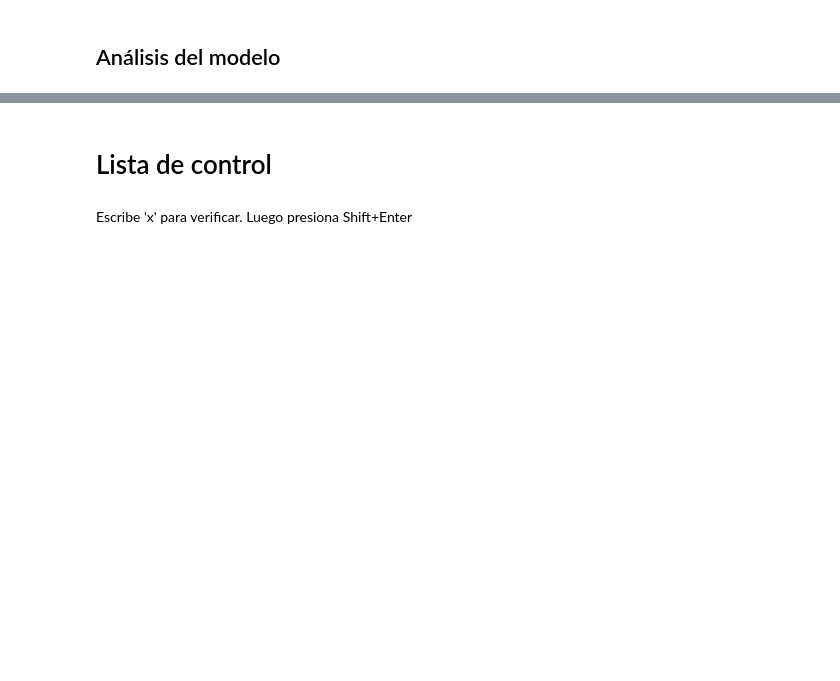
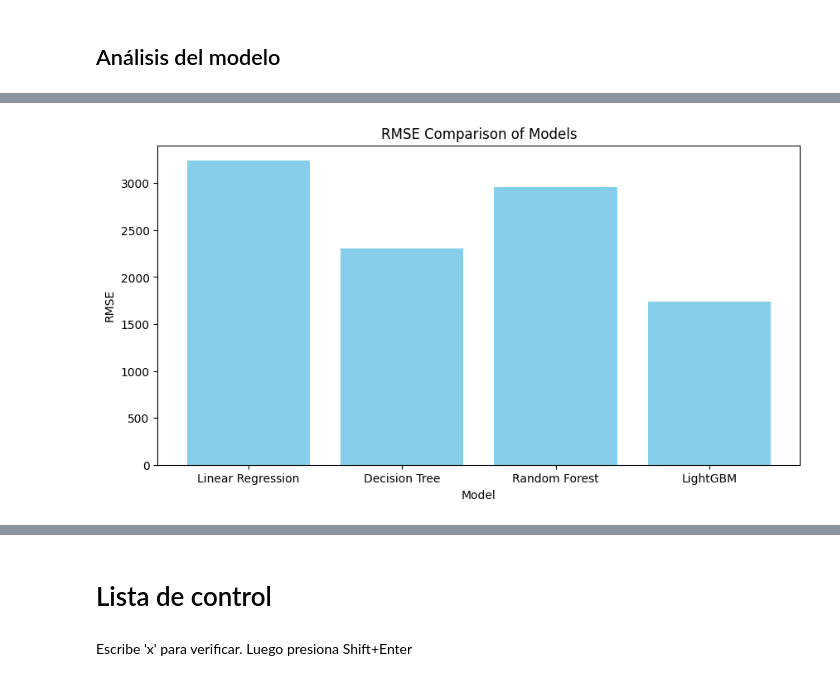
Before and after one commit to ErayFaSol/proyectosDataScience, a Jupyter notebook: proyecto12.ipynb, the cells around one changed output, grey strips where cells are left out. Saved outputs shown, nothing was run; the diff lists cells and outputs as text; code cells hidden in the pictures; blank space fills up the shorter version.

```diff
--- a/proyecto12.ipynb
+++ b/proyecto12.ipynb
@@ -226,12 +231,21 @@ Regresion linear RMSE: 3240.4091744479674
 # %%
 # Árbol de decisión
+# Medir el tiempo de entrenamiento
+start_time = time.time()
+
 tree_reg = DecisionTreeRegressor(random_state=12345)
 tree_reg.fit(X_train, y_train)
 
+# Medir el tiempo de entrenamiento
+training_time_tree = time.time() - start_time
+
+# Medir el tiempo de entrenamiento
+start_time = time.time()
 y_pred_tree = tree_reg.predict(X_test)
 
 mse_tree = mean_squared_error(y_test, y_pred_tree)
 rmse_tree = np.sqrt(mse_tree)
 print(f'Decision Tree RMSE: {rmse_tree}')
+print(f'Decision Tree Training Time: {training_time_tree} seconds')
 # %% [output]
 Decision Tree RMSE: 2307.6841994650886
@@ -244,9 +259,14 @@ forest_reg = RandomForestRegressor(
     n_jobs=-1,              # Paralelizar el entrenamiento (usa todos los núcleos disponibles)
     random_state=42
 )
+# Medir el tiempo de entrenamiento
+start_time = time.time()
 
 # Entrenar el modelo
 forest_reg.fit(X_train, y_train)
+
+# Medir el tiempo de entrenamiento
+training_time_forest = time.time() - start_time
 
 # Predicciones
 y_pred_forest = forest_reg.predict(X_test)
@@ -255,5 +275,6 @@ y_pred_forest = forest_reg.predict(X_test)
 mse_forest = mean_squared_error(y_test, y_pred_forest)
 rmse_forest = np.sqrt(mse_forest)
 print(f'Random Forest RMSE: {rmse_forest}')
+print(f'Random Forest Training Time: {training_time_forest} seconds')
 # %% [output]
 Random Forest RMSE: 2956.922930379335
@@ -261,6 +283,9 @@ Random Forest RMSE: 2956.922930379335
 # Preparar datos para LightGBM
 train_data = lgb.Dataset(X_train, label=y_train)
 valid_data = lgb.Dataset(X_test, label=y_test, reference=train_data)
+
+# Medir el tiempo de entrenamiento
+start_time = time.time()
 
 # Parámetros
 params = {
@@ -282,6 +307,9 @@ lgbm_reg = lgb.train(
         lgb.log_evaluation(100),
         ],
 )
+# Medir el tiempo de entrenamiento
+training_time_lgbm = time.time() - start_time
+
 
 # Predicciones
 y_pred_lgbm = lgbm_reg.predict(X_test, num_iteration=lgbm_reg.best_iteration)
@@ -290,6 +318,7 @@ y_pred_lgbm = lgbm_reg.predict(X_test, num_iteration=lgbm_reg.best_iteration)
 mse_lgbm = mean_squared_error(y_test, y_pred_lgbm)
 rmse_lgbm = np.sqrt(mse_lgbm)
 print(f'LightGBM RMSE: {rmse_lgbm}')
+print(f'LightGBM Training Time: {training_time_lgbm} seconds')
 # %% [output]
 Training until validation scores don't improve for 100 rounds
 [100]   train's rmse: 1822.41   valid's rmse: 1862.67
@@ -311,0 +340,10 @@ LightGBM RMSE: 1735.611708819157
+# %%
+# Comparacion entre modelos
+results = {
+    'Model': ['Linear Regression', 'Decision Tree', 'Random Forest', 'LightGBM'],
+    'RMSE': [rmse_lin, rmse_tree, rmse_forest, rmse_lgbm],
+    'Training Time (s)': [training_time_lin, training_time_tree, training_time_forest, training_time_lgbm]
+}
+
+results_df = pd.DataFrame(results)
+display(results_df)
@@ -311,0 +356,10 @@ LightGBM RMSE: 1735.611708819157
+# %%
+# Crear gráfico de barras para RMSE
+plt.figure(figsize=(10, 5))
+plt.bar(results_df['Model'], results_df['RMSE'], color='skyblue')
+plt.xlabel('Model')
+plt.ylabel('RMSE')
+plt.title('RMSE Comparison of Models')
+plt.show()
+# %% [output]
+[figure, added]
```
Also changed, not shown: parts of 12 cells of this notebook.
